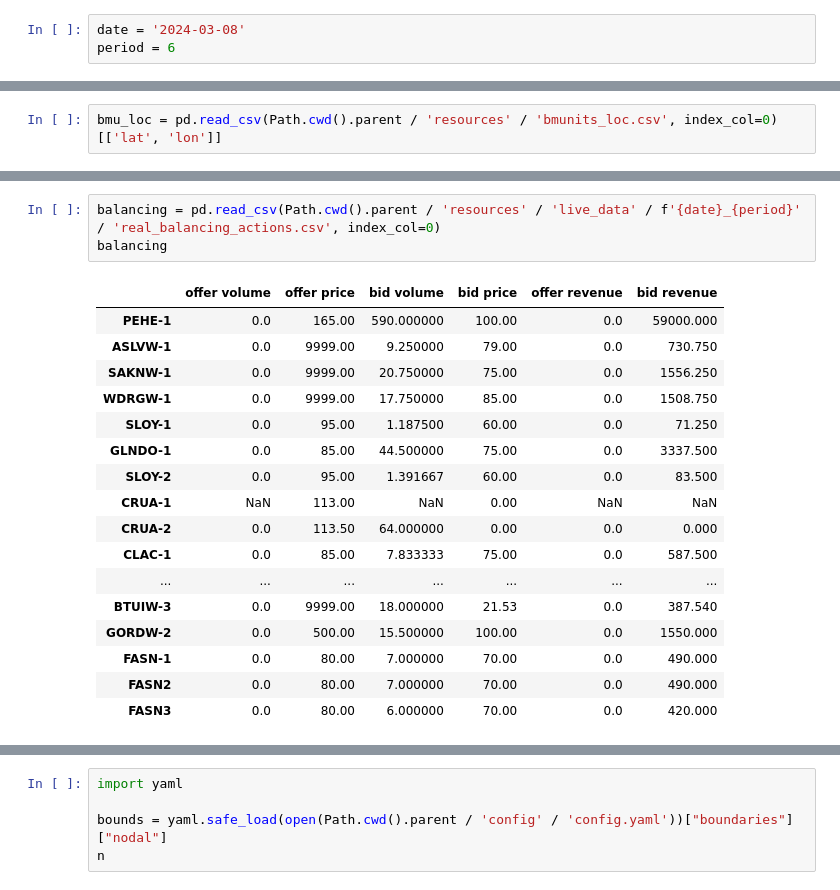
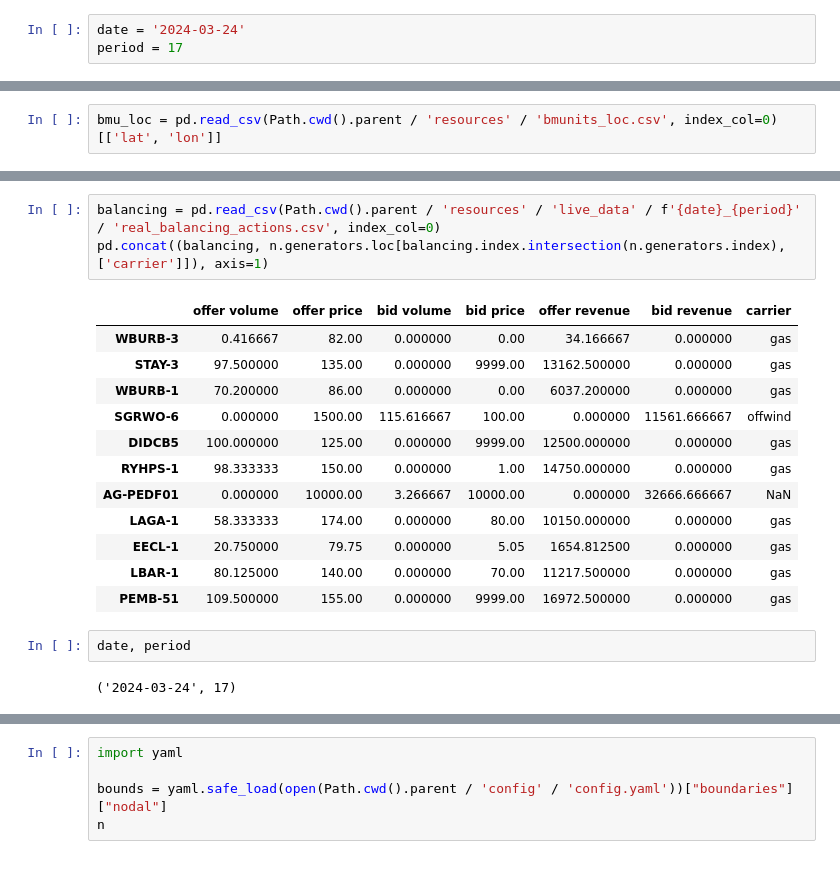
Before and after one commit to LukasFrankenQ/LMP, a Jupyter notebook: notebooks/match_wholesale.ipynb, the cells around one changed output, grey strips where cells are left out. Drawn from its saved outputs; the diff is of its cells as text.

```diff
--- a/notebooks/match_wholesale.ipynb
+++ b/notebooks/match_wholesale.ipynb
@@ -11,8 +11,8 @@ from pathlib import Path
 import matplotlib as mpl
 import matplotlib.pyplot as plt
 # %%
-date = '2024-03-08'
-period = 6
+date = '2024-03-24'
+period = 17
 # %%
 def get_price(date, period):
 
@@ -362,24 +401,23 @@ plt.show()
 # %%
 balancing = pd.read_csv(Path.cwd().parent / 'resources' / 'live_data' / f'{date}_{period}' / 'real_balancing_actions.csv', index_col=0)
-balancing
+pd.concat((balancing, n.generators.loc[balancing.index.intersection(n.generators.index), ['carrier']]), axis=1)
 # %% [output]
-|  | offer volume | offer price | bid volume | bid price | offer revenue | bid revenue |
-| PEHE-1 | 0.0 | 165.00 | 590.000000 | 100.00 | 0.0 | 59000.000 |
-| ASLVW-1 | 0.0 | 9999.00 | 9.250000 | 79.00 | 0.0 | 730.750 |
-| SAKNW-1 | 0.0 | 9999.00 | 20.750000 | 75.00 | 0.0 | 1556.250 |
-| WDRGW-1 | 0.0 | 9999.00 | 17.750000 | 85.00 | 0.0 | 1508.750 |
-| SLOY-1 | 0.0 | 95.00 | 1.187500 | 60.00 | 0.0 | 71.250 |
-| GLNDO-1 | 0.0 | 85.00 | 44.500000 | 75.00 | 0.0 | 3337.500 |
-| SLOY-2 | 0.0 | 95.00 | 1.391667 | 60.00 | 0.0 | 83.500 |
-| CRUA-1 | NaN | 113.00 | NaN | 0.00 | NaN | NaN |
-| CRUA-2 | 0.0 | 113.50 | 64.000000 | 0.00 | 0.0 | 0.000 |
-| CLAC-1 | 0.0 | 85.00 | 7.833333 | 75.00 | 0.0 | 587.500 |
-| ... | ... | ... | ... | ... | ... | ... |
-| BTUIW-3 | 0.0 | 9999.00 | 18.000000 | 21.53 | 0.0 | 387.540 |
-| GORDW-2 | 0.0 | 500.00 | 15.500000 | 100.00 | 0.0 | 1550.000 |
-| FASN-1 | 0.0 | 80.00 | 7.000000 | 70.00 | 0.0 | 490.000 |
-| FASN2 | 0.0 | 80.00 | 7.000000 | 70.00 | 0.0 | 490.000 |
-| FASN3 | 0.0 | 80.00 | 6.000000 | 70.00 | 0.0 | 420.000 |
+|  | offer volume | offer price | bid volume | bid price | offer revenue | bid revenue | carrier |
+| WBURB-3 | 0.416667 | 82.00 | 0.000000 | 0.00 | 34.166667 | 0.000000 | gas |
+| STAY-3 | 97.500000 | 135.00 | 0.000000 | 9999.00 | 13162.500000 | 0.000000 | gas |
+| WBURB-1 | 70.200000 | 86.00 | 0.000000 | 0.00 | 6037.200000 | 0.000000 | gas |
+| SGRWO-6 | 0.000000 | 1500.00 | 115.616667 | 100.00 | 0.000000 | 11561.666667 | offwind |
+| DIDCB5 | 100.000000 | 125.00 | 0.000000 | 9999.00 | 12500.000000 | 0.000000 | gas |
+| RYHPS-1 | 98.333333 | 150.00 | 0.000000 | 1.00 | 14750.000000 | 0.000000 | gas |
+| AG-PEDF01 | 0.000000 | 10000.00 | 3.266667 | 10000.00 | 0.000000 | 32666.666667 | NaN |
+| LAGA-1 | 58.333333 | 174.00 | 0.000000 | 80.00 | 10150.000000 | 0.000000 | gas |
+| EECL-1 | 20.750000 | 79.75 | 0.000000 | 5.05 | 1654.812500 | 0.000000 | gas |
+| LBAR-1 | 80.125000 | 140.00 | 0.000000 | 70.00 | 11217.500000 | 0.000000 | gas |
+| PEMB-51 | 109.500000 | 155.00 | 0.000000 | 9999.00 | 16972.500000 | 0.000000 | gas |
+# %%
+date, period
+# %% [output]
+('2024-03-24', 17)
 # %%
 import os
 
```
Also changed, not shown: parts of 7 cells of this notebook, 2 other files.
